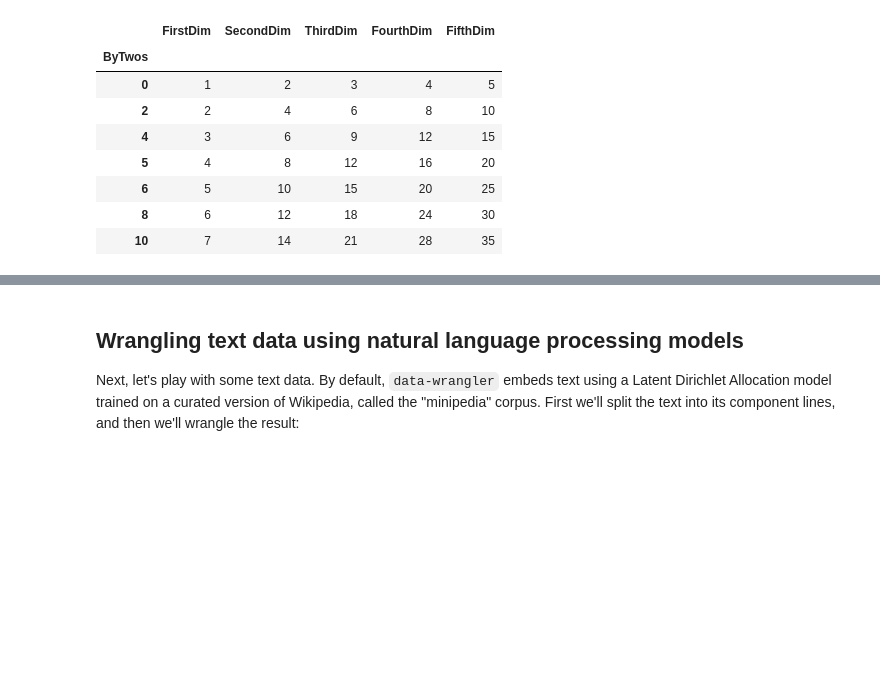
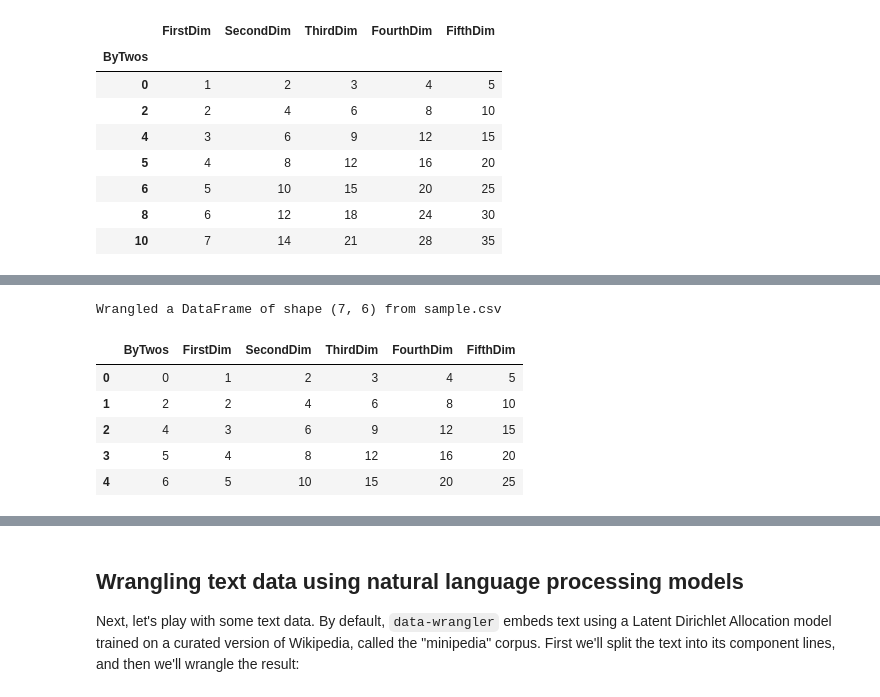
Before and after one commit to ContextLab/data-wrangler, a Jupyter notebook: docs/tutorials/wrangling_basics.ipynb, the cells around one changed output, grey strips where cells are left out. Drawn from its saved outputs; the diff is of its cells as text; code cells hidden in the pictures; blank space fills up the shorter version.

```diff
--- a/docs/tutorials/wrangling_basics.ipynb
+++ b/docs/tutorials/wrangling_basics.ipynb
@@ -137,0 +144,19 @@ wrangled_array2
+# %%
+import tempfile
+
+save_dir = tempfile.mkdtemp()
+
+# --- DataFrame from a saved CSV file ---
+csv_path = os.path.join(save_dir, 'sample.csv')
+dataframe.to_csv(csv_path)
+df_from_file = dw.wrangle(csv_path)   # pass the *path*; the CSV is loaded and wrangled automatically
+print(f'Wrangled a {type(df_from_file).__name__} of shape {df_from_file.shape} from {os.path.basename(csv_path)}')
+df_from_file.head()
+# %% [output]
+Wrangled a DataFrame of shape (7, 6) from sample.csv
+|  | ByTwos | FirstDim | SecondDim | ThirdDim | FourthDim | FifthDim |
+| 0 | 0 | 1 | 2 | 3 | 4 | 5 |
+| 1 | 2 | 2 | 4 | 6 | 8 | 10 |
+| 2 | 4 | 3 | 6 | 9 | 12 | 15 |
+| 3 | 5 | 4 | 8 | 12 | 16 | 20 |
+| 4 | 6 | 5 | 10 | 15 | 20 | 25 |
```
Also changed, not shown: parts of 26 cells of this notebook, 6 other files.
